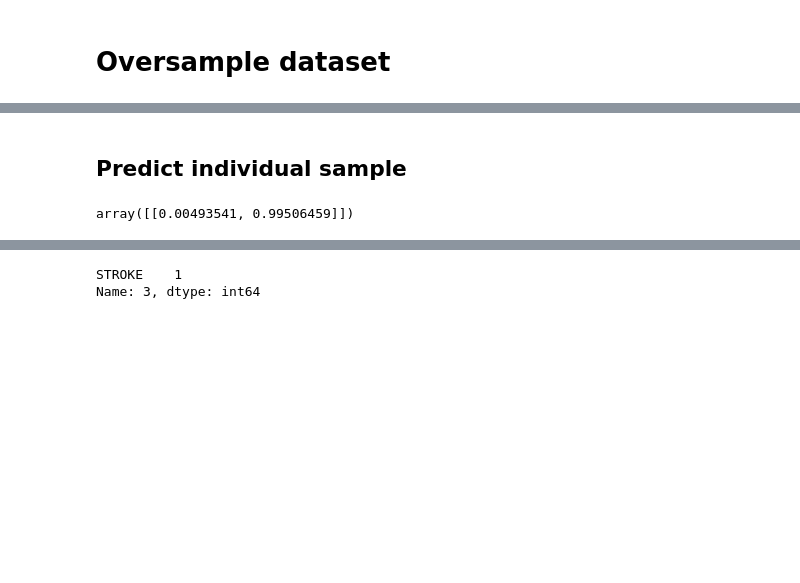
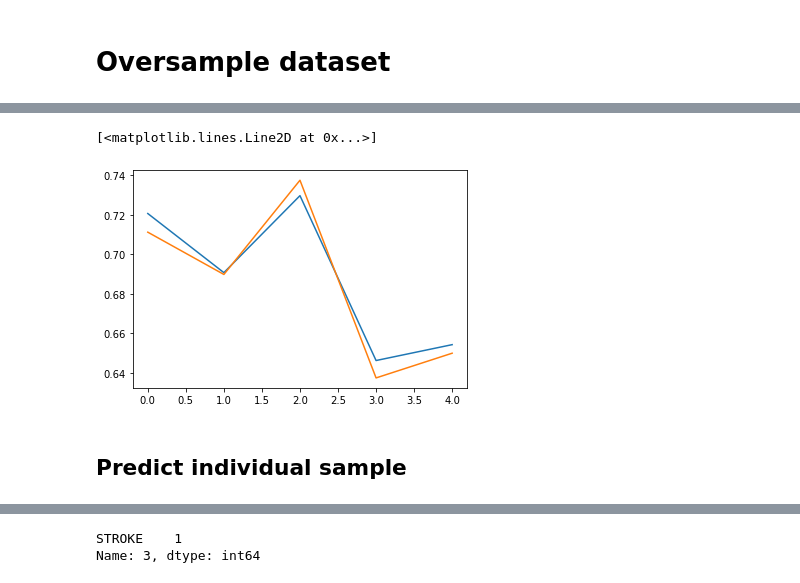
Before and after one commit to grathyaaaa/model-stroke, a Jupyter notebook: stroke-model.ipynb, the cells around one changed output, grey strips where cells are left out. Cells and saved outputs as stored; diff of their text form; code cells hidden in the pictures; blank space fills up the shorter version.

```diff
--- a/stroke-model.ipynb
+++ b/stroke-model.ipynb
@@ -111,0 +86,14 @@ dt = DecisionTreeClassifier()
+# %%
+def baseline_model():
+    model = tf.keras.Sequential()
+    model.add(tf.keras.layers.Flatten(input_shape=(len(X.columns),)))
+    model.add(Dense(64, activation='relu'))
+    model.add(Dense(32, activation='relu'))
+    model.add(Dense(16, activation='relu'))
+    model.add(Dense(1, activation='sigmoid'))
+    model.compile(loss='binary_crossentropy', optimizer=tf.keras.optimizers.Adam(learning_rate=0.01), metrics=['accuracy'])
+    return model
+# %%
+model = baseline_model()
+# %%
+model.fit(X,y)
@@ -141,14 +120,19 @@ skf = StratifiedKFold(n_splits=5, shuffle=True, random_state=seed)
 train_acc = []
 test_acc = []
 for train_index, test_index in skf.split(X_res, y_res):
-    model = mlp
     X_train, X_test = X_res.iloc[train_index], X_res.iloc[test_index]
     y_train, y_test = y_res[train_index], y_res[test_index]
-
+    model = baseline_model()
     model.fit(X_train, y_train)
 
-    trainScore = model.score(X_train, y_train)
-    testScore = model.score(X_test, y_test)
+    m = tf.keras.metrics.Accuracy()
+    m.update_state(model.predict_classes(X_train), y_train)
+    trainScore = m.result().numpy()
+
+    m = tf.keras.metrics.Accuracy()
+    m.update_state(model.predict_classes(X_test), y_test)
+    testScore = m.result().numpy()
+
 
     train_acc.append(trainScore)
     test_acc.append(testScore)
@@ -171,3 +158,9 @@ test_acc
+# %%
+plt.plot(train_acc)
+plt.plot(test_acc)
+# %% [output]
+[<matplotlib.lines.Line2D at 0x...>]
+[figure, added]
 # %%
 X_test = X_test.reset_index().drop(['index'], axis=1)
 # %% [markdown]
@@ -177,10 +170,6 @@ index = 3 # or any other number
 # %%
 test_sample = X_test.loc[index]
 test_sample = np.array(test_sample).reshape(1, -1)
-# %%
-model.predict_proba(test_sample) # probability of negative and positive stroke
-# %% [output]
-array([[0.00493541, 0.99506459]])
 # %%
 model.predict(test_sample)
 # %% [output]
```
Also changed, not shown: parts of 18 cells of this notebook.
